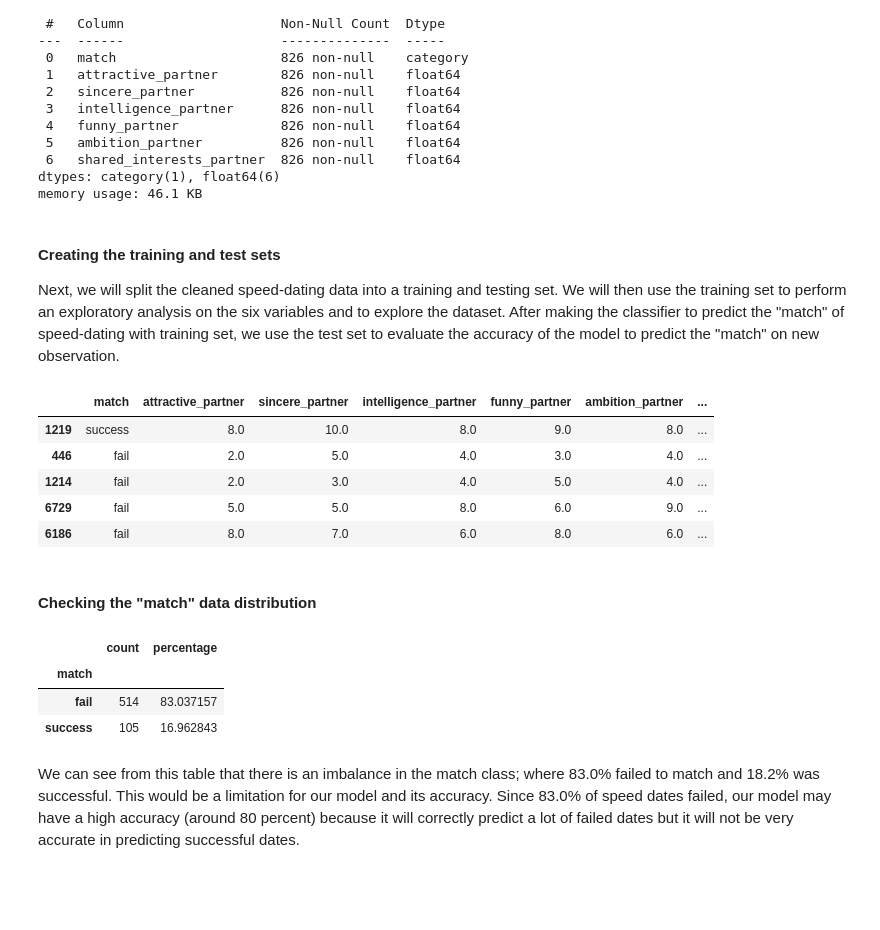
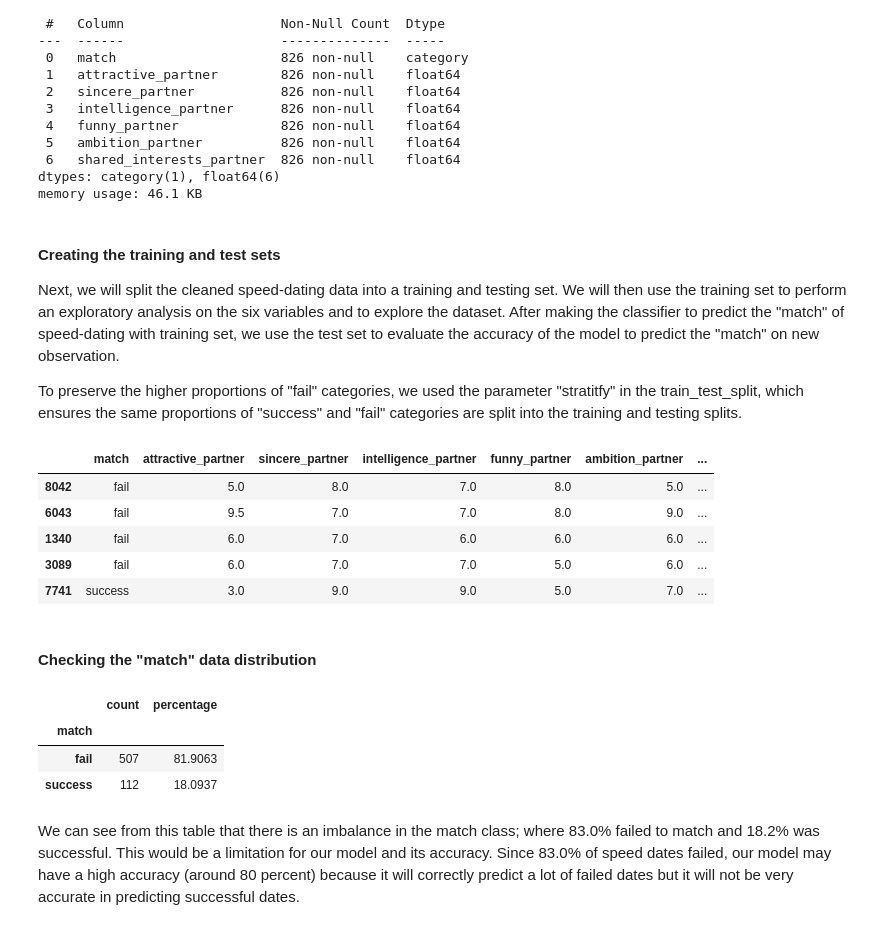
Before and after one commit to mkimur02/final_project_dsci100, a Jupyter notebook: Untitled.ipynb, the cells around one changed output. Drawn from its saved outputs; the diff is of its cells as text; code cells hidden in the pictures; blank space fills up the shorter version.

```diff
--- a/Untitled.ipynb
+++ b/Untitled.ipynb
@@ -83,19 +83,22 @@ memory usage: 46.1 KB
 # %% [markdown]
 #### Creating the training and test sets
 Next, we will split the cleaned speed-dating data into a training and testing set. We will then use the training set to perform an exploratory analysis on the six variables and to explore the dataset. After making the classifier to predict the "match" of speed-dating with training set, we use the test set to evaluate the accuracy of the model to predict the "match" on new observation.
+
+
+To preserve the higher proportions of "fail" categories, we used the parameter "stratitfy" in the train_test_split, which ensures the same proportions of "success" and "fail" categories are split into the training and testing splits.
 # %%
 speeddating_training, speeddating_testing = train_test_split(
-   speeddating, train_size=0.75, random_state=2023 # do not change the random_state
+   speeddating, train_size=0.75, random_state=2023, stratify=speeddating[["match"]] # do not change the random_state
 )
 speeddating_training = pd.DataFrame(speeddating_training)
 speeddating_training.head(5)
 # %% [output]
 |  | match | attractive_partner | sincere_partner | intelligence_partner | funny_partner | ambition_partner | ... |
-| 1219 | success | 8.0 | 10.0 | 8.0 | 9.0 | 8.0 | ... |
-| 446 | fail | 2.0 | 5.0 | 4.0 | 3.0 | 4.0 | ... |
-| 1214 | fail | 2.0 | 3.0 | 4.0 | 5.0 | 4.0 | ... |
-| 6729 | fail | 5.0 | 5.0 | 8.0 | 6.0 | 9.0 | ... |
-| 6186 | fail | 8.0 | 7.0 | 6.0 | 8.0 | 6.0 | ... |
+| 8042 | fail | 5.0 | 8.0 | 7.0 | 8.0 | 5.0 | ... |
+| 6043 | fail | 9.5 | 7.0 | 7.0 | 8.0 | 9.0 | ... |
+| 1340 | fail | 6.0 | 7.0 | 6.0 | 6.0 | 6.0 | ... |
+| 3089 | fail | 6.0 | 7.0 | 7.0 | 5.0 | 6.0 | ... |
+| 7741 | success | 3.0 | 9.0 | 9.0 | 5.0 | 7.0 | ... |
 # %% [markdown]
 #### Checking the "match" data distribution
 # %%
@@ -110,8 +113,8 @@ explore_speeddating
 # %% [output]
 |  | count | percentage |
 | match |  |  |
-| fail | 514 | 83.037157 |
-| success | 105 | 16.962843 |
+| fail | 507 | 81.9063 |
+| success | 112 | 18.0937 |
 # %% [markdown]
 We can see from this table that there is an imbalance in the match class; where 83.0% failed to match and 18.2% was successful. This would be a limitation for our model and its accuracy. Since 83.0% of speed dates failed, our model may have a high accuracy (around 80 percent) because it will correctly predict a lot of failed dates but it will not be very accurate in predicting successful dates.
 # %% [markdown]
```
Also changed, not shown: parts of 16 cells of this notebook.
